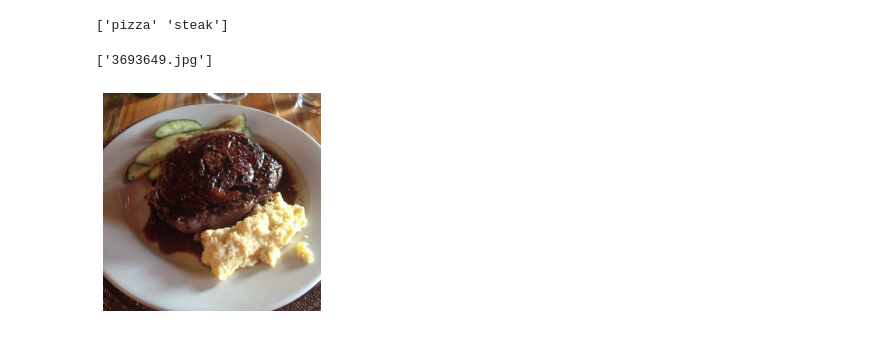
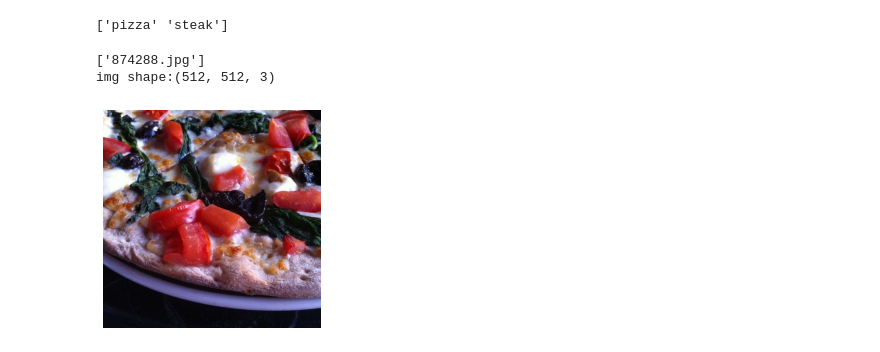
Before and after one commit to Henil21/Intro_to_computer_vision_and_CNN, a Jupyter notebook: Computer_vision_CNN_in_tensorflow.ipynb, the cells around one changed output. Saved outputs shown, nothing was run; the diff lists cells and outputs as text; code cells hidden in the pictures.

```diff
--- a/Computer_vision_CNN_in_tensorflow.ipynb
+++ b/Computer_vision_CNN_in_tensorflow.ipynb
@@ -94,7 +95,8 @@ def view_random_image(target_dir,target_class):
 # %%
 # View random image
 img=view_random_image(target_dir="pizza_steak/train/",
-                      target_class="steak")
+                      target_class="pizza")
 # %% [output]
-['3693649.jpg']
+['874288.jpg']
+img shape:(512, 512, 3)
-[figure, old version]
+[figure, new version]
```
Also changed, not shown: parts of 2 cells of this notebook.
